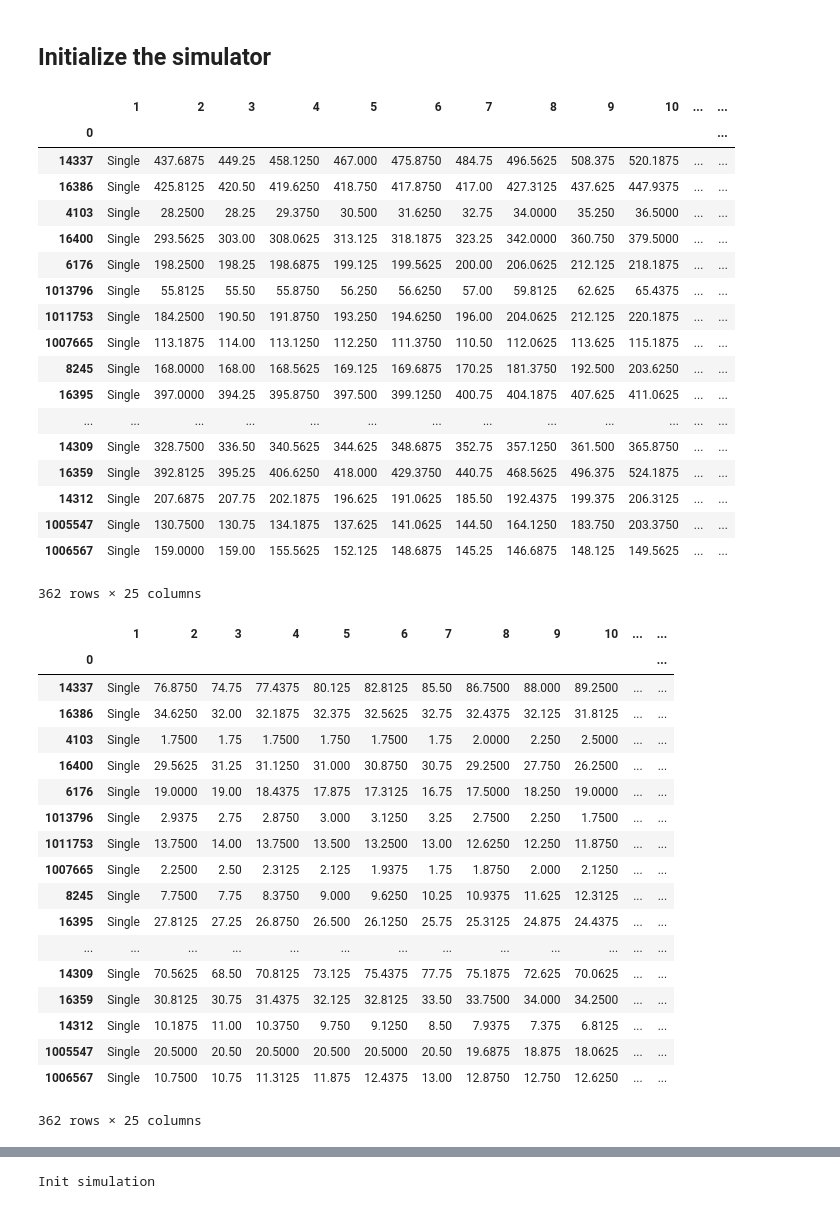
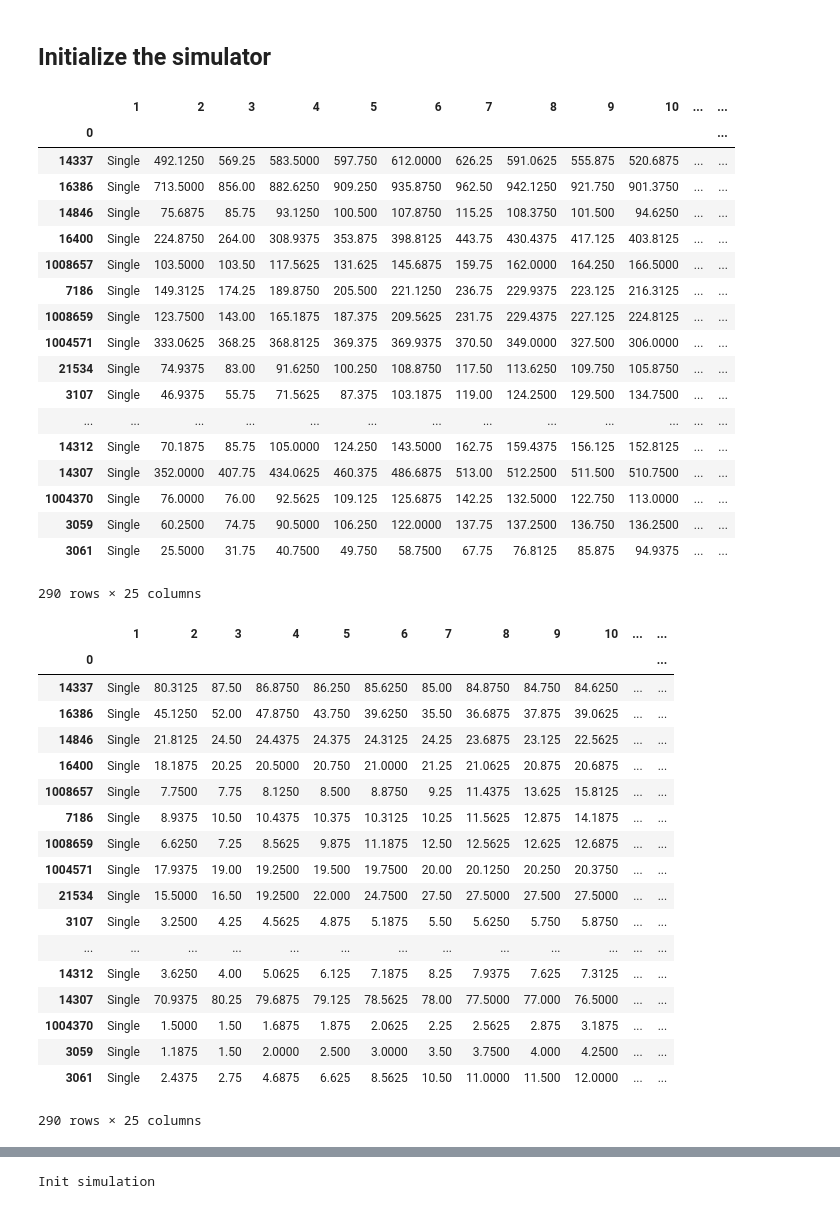
Before and after one commit to AlanPi1992/Car-Truck-Simulation, a Jupyter notebook: src/MckeesRocks Experiments.ipynb, the cells around one changed output, grey strips where cells are left out. Cells and saved outputs as stored; diff of their text form; code cells hidden in the pictures.

```diff
--- a/src/MckeesRocks Experiments.ipynb
+++ b/src/MckeesRocks Experiments.ipynb
@@ -32,67 +32,67 @@ data_folder = '../data/PM_input_files_MckeesRocks_SPC'
 nb = MNM_network_builder()
 nb.load_from_folder(data_folder)
 # %%
-# df_count_car = pd.read_csv('smoothedCounts_7-12AM_6hours_car.csv', header=None)
-df_count_car = pd.read_csv('smoothedCounts_1-6PM_6hours_car.csv', header=None)
+df_count_car = pd.read_csv('smoothedCounts_7-12AM_6hours_car.csv', header=None)
+# df_count_car = pd.read_csv('smoothedCounts_1-6PM_6hours_car.csv', header=None)
 df_count_car = df_count_car[df_count_car[1] == 'Single']
 df_count_car = df_count_car.set_index([0])
 
-# df_count_truck = pd.read_csv('smoothedCounts_7-12AM_6hours_truck.csv', header=None)
-df_count_truck = pd.read_csv('smoothedCounts_1-6PM_6hours_truck.csv', header=None)
+df_count_truck = pd.read_csv('smoothedCounts_7-12AM_6hours_truck.csv', header=None)
+# df_count_truck = pd.read_csv('smoothedCounts_1-6PM_6hours_truck.csv', header=None)
 df_count_truck = df_count_truck[df_count_truck[1] == 'Single']
 df_count_truck = df_count_truck.set_index([0])
 
-# df_speed_car = pd.read_csv('speed_7-12AM_6hours_car.csv', header=None)
-df_speed_car = pd.read_csv('speed_1-6PM_6hours_car.csv', header=None)
+df_speed_car = pd.read_csv('speed_7-12AM_6hours_car.csv', header=None)
+# df_speed_car = pd.read_csv('speed_1-6PM_6hours_car.csv', header=None)
 df_speed_car = df_speed_car.set_index([0])
 
-# df_speed_truck = pd.read_csv('speed_7-12AM_6hours_truck.csv', header=None)
-df_speed_truck = pd.read_csv('speed_1-6PM_6hours_truck.csv', header=None)
+df_speed_truck = pd.read_csv('speed_7-12AM_6hours_truck.csv', header=None)
+# df_speed_truck = pd.read_csv('speed_1-6PM_6hours_truck.csv', header=None)
 df_speed_truck = df_speed_truck.set_index([0])
 
 df_count_car
 # %% [output]
 |  | 1 | 2 | 3 | 4 | 5 | 6 | 7 | 8 | 9 | 10 | ... | ... |
 | 0 |  |  |  |  |  |  |  |  |  |  |  | ... |
-| 14337 | Single | 437.6875 | 449.25 | 458.1250 | 467.000 | 475.8750 | 484.75 | 496.5625 | 508.375 | 520.1875 | ... | ... |
-| 16386 | Single | 425.8125 | 420.50 | 419.6250 | 418.750 | 417.8750 | 417.00 | 427.3125 | 437.625 | 447.9375 | ... | ... |
-| 4103 | Single | 28.2500 | 28.25 | 29.3750 | 30.500 | 31.6250 | 32.75 | 34.0000 | 35.250 | 36.5000 | ... | ... |
-| 16400 | Single | 293.5625 | 303.00 | 308.0625 | 313.125 | 318.1875 | 323.25 | 342.0000 | 360.750 | 379.5000 | ... | ... |
-| 6176 | Single | 198.2500 | 198.25 | 198.6875 | 199.125 | 199.5625 | 200.00 | 206.0625 | 212.125 | 218.1875 | ... | ... |
-| 1013796 | Single | 55.8125 | 55.50 | 55.8750 | 56.250 | 56.6250 | 57.00 | 59.8125 | 62.625 | 65.4375 | ... | ... |
-| 1011753 | Single | 184.2500 | 190.50 | 191.8750 | 193.250 | 194.6250 | 196.00 | 204.0625 | 212.125 | 220.1875 | ... | ... |
-| 1007665 | Single | 113.1875 | 114.00 | 113.1250 | 112.250 | 111.3750 | 110.50 | 112.0625 | 113.625 | 115.1875 | ... | ... |
-| 8245 | Single | 168.0000 | 168.00 | 168.5625 | 169.125 | 169.6875 | 170.25 | 181.3750 | 192.500 | 203.6250 | ... | ... |
-| 16395 | Single | 397.0000 | 394.25 | 395.8750 | 397.500 | 399.1250 | 400.75 | 404.1875 | 407.625 | 411.0625 | ... | ... |
+| 14337 | Single | 492.1250 | 569.25 | 583.5000 | 597.750 | 612.0000 | 626.25 | 591.0625 | 555.875 | 520.6875 | ... | ... |
+| 16386 | Single | 713.5000 | 856.00 | 882.6250 | 909.250 | 935.8750 | 962.50 | 942.1250 | 921.750 | 901.3750 | ... | ... |
+| 14846 | Single | 75.6875 | 85.75 | 93.1250 | 100.500 | 107.8750 | 115.25 | 108.3750 | 101.500 | 94.6250 | ... | ... |
+| 16400 | Single | 224.8750 | 264.00 | 308.9375 | 353.875 | 398.8125 | 443.75 | 430.4375 | 417.125 | 403.8125 | ... | ... |
+| 1008657 | Single | 103.5000 | 103.50 | 117.5625 | 131.625 | 145.6875 | 159.75 | 162.0000 | 164.250 | 166.5000 | ... | ... |
+| 7186 | Single | 149.3125 | 174.25 | 189.8750 | 205.500 | 221.1250 | 236.75 | 229.9375 | 223.125 | 216.3125 | ... | ... |
+| 1008659 | Single | 123.7500 | 143.00 | 165.1875 | 187.375 | 209.5625 | 231.75 | 229.4375 | 227.125 | 224.8125 | ... | ... |
+| 1004571 | Single | 333.0625 | 368.25 | 368.8125 | 369.375 | 369.9375 | 370.50 | 349.0000 | 327.500 | 306.0000 | ... | ... |
+| 21534 | Single | 74.9375 | 83.00 | 91.6250 | 100.250 | 108.8750 | 117.50 | 113.6250 | 109.750 | 105.8750 | ... | ... |
+| 3107 | Single | 46.9375 | 55.75 | 71.5625 | 87.375 | 103.1875 | 119.00 | 124.2500 | 129.500 | 134.7500 | ... | ... |
 | ... | ... | ... | ... | ... | ... | ... | ... | ... | ... | ... | ... | ... |
-| 14309 | Single | 328.7500 | 336.50 | 340.5625 | 344.625 | 348.6875 | 352.75 | 357.1250 | 361.500 | 365.8750 | ... | ... |
-| 16359 | Single | 392.8125 | 395.25 | 406.6250 | 418.000 | 429.3750 | 440.75 | 468.5625 | 496.375 | 524.1875 | ... | ... |
-| 14312 | Single | 207.6875 | 207.75 | 202.1875 | 196.625 | 191.0625 | 185.50 | 192.4375 | 199.375 | 206.3125 | ... | ... |
-| 1005547 | Single | 130.7500 | 130.75 | 134.1875 | 137.625 | 141.0625 | 144.50 | 164.1250 | 183.750 | 203.3750 | ... | ... |
-| 1006567 | Single | 159.0000 | 159.00 | 155.5625 | 152.125 | 148.6875 | 145.25 | 146.6875 | 148.125 | 149.5625 | ... | ... |
+| 14312 | Single | 70.1875 | 85.75 | 105.0000 | 124.250 | 143.5000 | 162.75 | 159.4375 | 156.125 | 152.8125 | ... | ... |
+| 14307 | Single | 352.0000 | 407.75 | 434.0625 | 460.375 | 486.6875 | 513.00 | 512.2500 | 511.500 | 510.7500 | ... | ... |
+| 1004370 | Single | 76.0000 | 76.00 | 92.5625 | 109.125 | 125.6875 | 142.25 | 132.5000 | 122.750 | 113.0000 | ... | ... |
+| 3059 | Single | 60.2500 | 74.75 | 90.5000 | 106.250 | 122.0000 | 137.75 | 137.2500 | 136.750 | 136.2500 | ... | ... |
+| 3061 | Single | 25.5000 | 31.75 | 40.7500 | 49.750 | 58.7500 | 67.75 | 76.8125 | 85.875 | 94.9375 | ... | ... |
-362 rows × 25 columns
+290 rows × 25 columns
 # %%
 df_count_truck
 # %% [output]
 |  | 1 | 2 | 3 | 4 | 5 | 6 | 7 | 8 | 9 | 10 | ... | ... |
 | 0 |  |  |  |  |  |  |  |  |  |  |  | ... |
-| 14337 | Single | 76.8750 | 74.75 | 77.4375 | 80.125 | 82.8125 | 85.50 | 86.7500 | 88.000 | 89.2500 | ... | ... |
-| 16386 | Single | 34.6250 | 32.00 | 32.1875 | 32.375 | 32.5625 | 32.75 | 32.4375 | 32.125 | 31.8125 | ... | ... |
-| 4103 | Single | 1.7500 | 1.75 | 1.7500 | 1.750 | 1.7500 | 1.75 | 2.0000 | 2.250 | 2.5000 | ... | ... |
-| 16400 | Single | 29.5625 | 31.25 | 31.1250 | 31.000 | 30.8750 | 30.75 | 29.2500 | 27.750 | 26.2500 | ... | ... |
-| 6176 | Single | 19.0000 | 19.00 | 18.4375 | 17.875 | 17.3125 | 16.75 | 17.5000 | 18.250 | 19.0000 | ... | ... |
-| 1013796 | Single | 2.9375 | 2.75 | 2.8750 | 3.000 | 3.1250 | 3.25 | 2.7500 | 2.250 | 1.7500 | ... | ... |
-| 1011753 | Single | 13.7500 | 14.00 | 13.7500 | 13.500 | 13.2500 | 13.00 | 12.6250 | 12.250 | 11.8750 | ... | ... |
-| 1007665 | Single | 2.2500 | 2.50 | 2.3125 | 2.125 | 1.9375 | 1.75 | 1.8750 | 2.000 | 2.1250 | ... | ... |
-| 8245 | Single | 7.7500 | 7.75 | 8.3750 | 9.000 | 9.6250 | 10.25 | 10.9375 | 11.625 | 12.3125 | ... | ... |
-| 16395 | Single | 27.8125 | 27.25 | 26.8750 | 26.500 | 26.1250 | 25.75 | 25.3125 | 24.875 | 24.4375 | ... | ... |
+| 14337 | Single | 80.3125 | 87.50 | 86.8750 | 86.250 | 85.6250 | 85.00 | 84.8750 | 84.750 | 84.6250 | ... | ... |
+| 16386 | Single | 45.1250 | 52.00 | 47.8750 | 43.750 | 39.6250 | 35.50 | 36.6875 | 37.875 | 39.0625 | ... | ... |
+| 14846 | Single | 21.8125 | 24.50 | 24.4375 | 24.375 | 24.3125 | 24.25 | 23.6875 | 23.125 | 22.5625 | ... | ... |
+| 16400 | Single | 18.1875 | 20.25 | 20.5000 | 20.750 | 21.0000 | 21.25 | 21.0625 | 20.875 | 20.6875 | ... | ... |
+| 1008657 | Single | 7.7500 | 7.75 | 8.1250 | 8.500 | 8.8750 | 9.25 | 11.4375 | 13.625 | 15.8125 | ... | ... |
+| 7186 | Single | 8.9375 | 10.50 | 10.4375 | 10.375 | 10.3125 | 10.25 | 11.5625 | 12.875 | 14.1875 | ... | ... |
+| 1008659 | Single | 6.6250 | 7.25 | 8.5625 | 9.875 | 11.1875 | 12.50 | 12.5625 | 12.625 | 12.6875 | ... | ... |
+| 1004571 | Single | 17.9375 | 19.00 | 19.2500 | 19.500 | 19.7500 | 20.00 | 20.1250 | 20.250 | 20.3750 | ... | ... |
+| 21534 | Single | 15.5000 | 16.50 | 19.2500 | 22.000 | 24.7500 | 27.50 | 27.5000 | 27.500 | 27.5000 | ... | ... |
+| 3107 | Single | 3.2500 | 4.25 | 4.5625 | 4.875 | 5.1875 | 5.50 | 5.6250 | 5.750 | 5.8750 | ... | ... |
 | ... | ... | ... | ... | ... | ... | ... | ... | ... | ... | ... | ... | ... |
-| 14309 | Single | 70.5625 | 68.50 | 70.8125 | 73.125 | 75.4375 | 77.75 | 75.1875 | 72.625 | 70.0625 | ... | ... |
-| 16359 | Single | 30.8125 | 30.75 | 31.4375 | 32.125 | 32.8125 | 33.50 | 33.7500 | 34.000 | 34.2500 | ... | ... |
-| 14312 | Single | 10.1875 | 11.00 | 10.3750 | 9.750 | 9.1250 | 8.50 | 7.9375 | 7.375 | 6.8125 | ... | ... |
-| 1005547 | Single | 20.5000 | 20.50 | 20.5000 | 20.500 | 20.5000 | 20.50 | 19.6875 | 18.875 | 18.0625 | ... | ... |
-| 1006567 | Single | 10.7500 | 10.75 | 11.3125 | 11.875 | 12.4375 | 13.00 | 12.8750 | 12.750 | 12.6250 | ... | ... |
+| 14312 | Single | 3.6250 | 4.00 | 5.0625 | 6.125 | 7.1875 | 8.25 | 7.9375 | 7.625 | 7.3125 | ... | ... |
+| 14307 | Single | 70.9375 | 80.25 | 79.6875 | 79.125 | 78.5625 | 78.00 | 77.5000 | 77.000 | 76.5000 | ... | ... |
+| 1004370 | Single | 1.5000 | 1.50 | 1.6875 | 1.875 | 2.0625 | 2.25 | 2.5625 | 2.875 | 3.1875 | ... | ... |
+| 3059 | Single | 1.1875 | 1.50 | 2.0000 | 2.500 | 3.0000 | 3.50 | 3.7500 | 4.000 | 4.2500 | ... | ... |
+| 3061 | Single | 2.4375 | 2.75 | 4.6875 | 6.625 | 8.5625 | 10.50 | 11.0000 | 11.500 | 12.0000 | ... | ... |
-362 rows × 25 columns
+290 rows × 25 columns
 # %%
 df_speed_car
 # %% [output]
```
Also changed, not shown: parts of 7 cells of this notebook, 1 other file.
